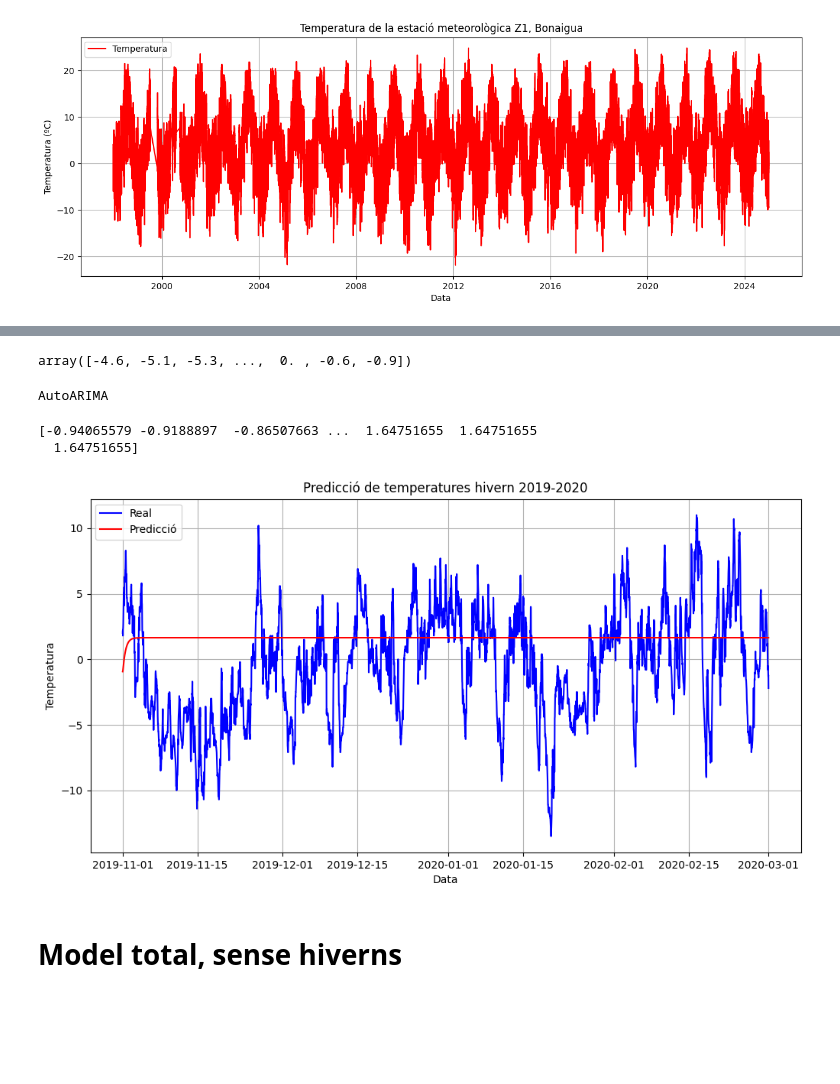
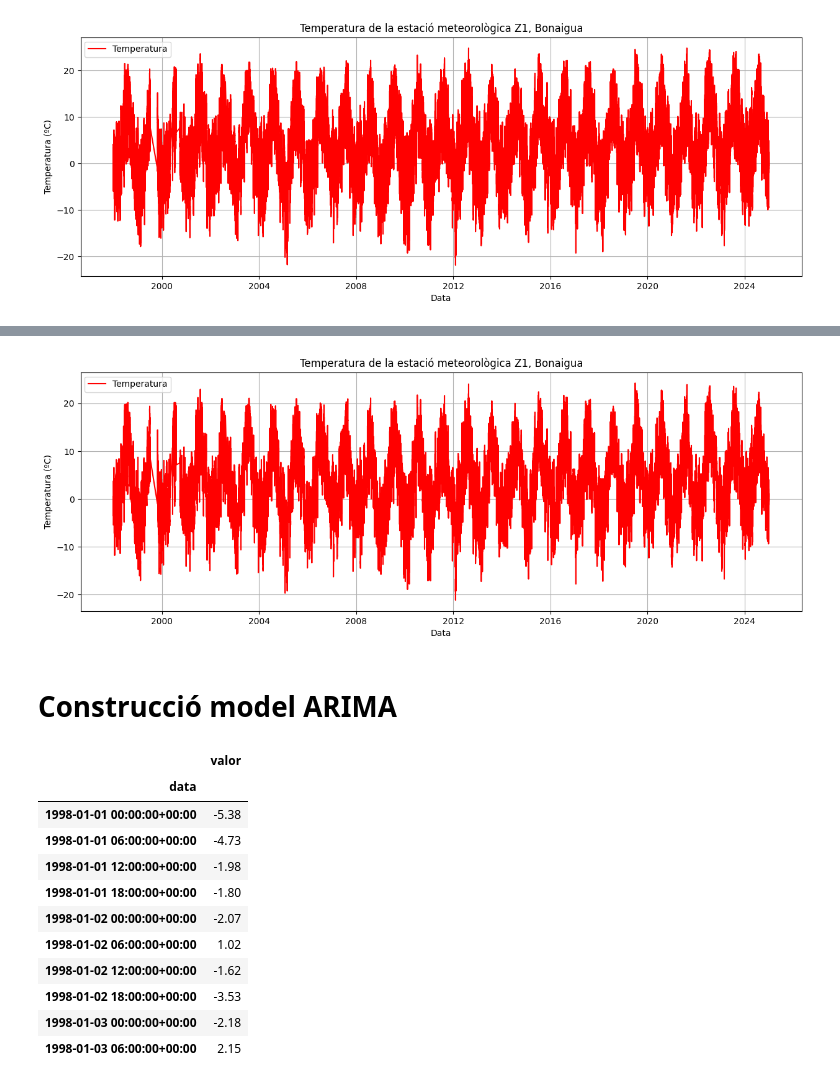
Before and after one commit to Paurro/TFM_SCM_Temperature_Forecasting_ML, a Jupyter notebook: models_prediccio/forecast_primers_casos/arima_model.ipynb, the cells around one changed output, grey strips where cells are left out. Cells and saved outputs as stored; diff of their text form; code cells hidden in the pictures; blank space fills up the shorter version.

Commit message:
Canvis 03-04-2025

```diff
--- a/models_prediccio/forecast_primers_casos/arima_model.ipynb
+++ b/models_prediccio/forecast_primers_casos/arima_model.ipynb
@@ -50,0 +65,23 @@ df.head()
+# %%
+# Intentem unificar les dades en promig de cada 6 hores.
+# Es a dir, fem un dataframe on les dades que afegirem sera el promig del valor cada 6 hores. Per tant serà una entrada a les 6h, 12h, 18h i 24h.
+# Respectant els horaris de les dades originals seria, per cada dia, interval de 00:00 a 05:59, 06:00 a 11:59, 12:00 a 17:59 i 18:00 a 23:59.
+
+# Convertim la columna 'data' a datetime si no ho està
+df['data'] = pd.to_datetime(df['data'])
+
+# Assignem cada registre al seu interval corresponent de 6 hores
+# Els intervals seran: 00:00-05:59, 06:00-11:59, 12:00-17:59 i 18:00-23:59
+df['interval_6h'] = df['data'].dt.floor('6H')
+
+# Creem un nou dataframe agrupant les dades per intervals de 6 hores i calculant el promig
+df_agrupades = df.groupby('interval_6h', as_index=False)['valor'].mean()
+
+# Canviem el nom de la columna de data per mantenir la coherència
+df_agrupades.rename(columns={'interval_6h': 'data'}, inplace=True)
+
+# Ordenem el dataframe per data
+df_agrupades = df_agrupades.sort_values(by='data').reset_index(drop=True)
+
+# Mostrem les primeres files per verificar el resultat
+df_agrupades.head(10)
@@ -131,8 +111,0 @@ model = AutoARIMA()
-# %%
-y = df_train['valor'].values
-# %% [output]
-array([-4.6, -5.1, -5.3, ...,  0. , -0.6, -0.9])
-# %%
-model.fit(y)
-# %% [output]
-AutoARIMA
@@ -142,22 +112,14 @@ predicions = model.predict(len(df_test))
-# %%
-prediccio = predicions['mean']
-print(prediccio)
-# %% [output]
-[-0.94065579 -0.9188897  -0.86507663 ...  1.64751655  1.64751655
-  1.64751655]
 # %%
-# Plot valors reals df_test['valor'] i prediccions
-
-plt.figure(figsize=(12, 6))
-plt.plot(df_test['data'], df_test['valor'], label='Real', color='blue')
-plt.plot(df_test['data'], prediccio, label='Predicció', color='red')
-plt.title('Predicció de temperatures hivern 2019-2020')
+# Plot de les dades de temperatura de tota la serie temporal
+plt.figure(figsize=(15, 5))
+plt.plot(df_agrupades['data'], df_agrupades['valor'], label='Temperatura', color = 'red')
+plt.title('Temperatura de la estació meteorològica Z1, Bonaigua')
 plt.xlabel('Data')
-plt.ylabel('Temperatura')
+plt.ylabel('Temperatura (ºC)')
 plt.legend()
 plt.grid()
 plt.show()
 # %% [output]
-[figure, old version]
+[figure, new version]
-# %% [markdown]
-# Model total, sense hiverns
+# %% [markdown]
+# Construcció model ARIMA
@@ -163,0 +128,16 @@ plt.show()
+# %%
+data.set_index('data', inplace=True)
+data.head(10)
+# %% [output]
+|  | valor |
+| data |  |
+| 1998-01-01 00:00:00+00:00 | -5.38 |
+| 1998-01-01 06:00:00+00:00 | -4.73 |
+| 1998-01-01 12:00:00+00:00 | -1.98 |
+| 1998-01-01 18:00:00+00:00 | -1.80 |
+| 1998-01-02 00:00:00+00:00 | -2.07 |
+| 1998-01-02 06:00:00+00:00 | 1.02 |
+| 1998-01-02 12:00:00+00:00 | -1.62 |
+| 1998-01-02 18:00:00+00:00 | -3.53 |
+| 1998-01-03 00:00:00+00:00 | -2.18 |
+| 1998-01-03 06:00:00+00:00 | 2.15 |
```
Also changed, not shown: parts of 14 cells of this notebook.
